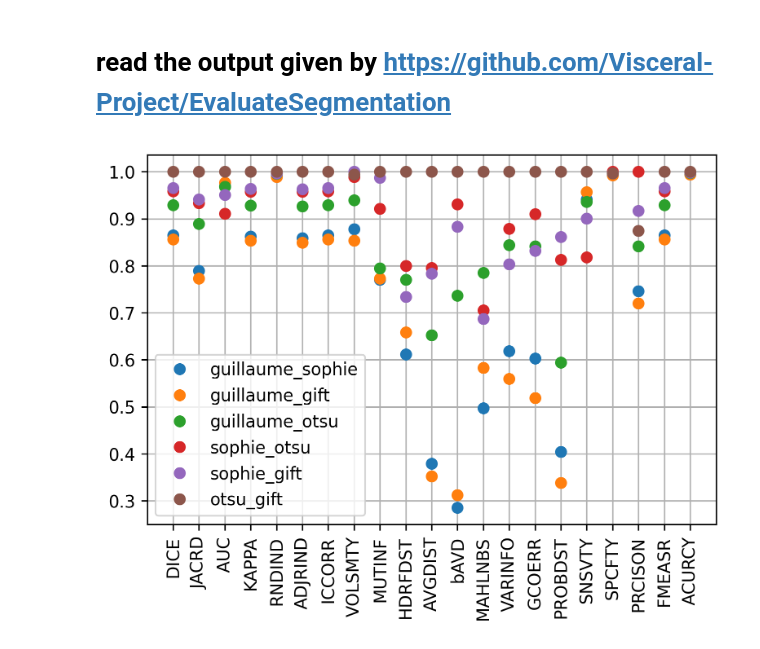
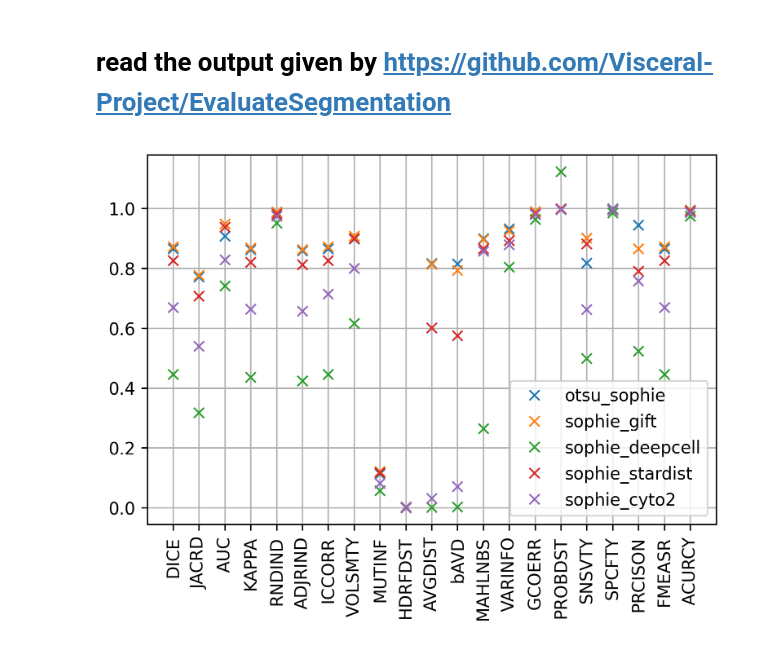
Before and after one commit to GuillaumeMougeot/nuclei_benchmark, a Jupyter notebook: notebooks/read_evaluate-segmentation_output.ipynb, the cells around one changed output. Saved outputs shown, nothing was run; the diff lists cells and outputs as text; code cells hidden in the pictures.

```diff
--- a/notebooks/read_evaluate-segmentation_output.ipynb
+++ b/notebooks/read_evaluate-segmentation_output.ipynb
@@ -6,8 +6,9 @@ import pandas as pd
 import numpy as np
 import matplotlib.pyplot as plt
 # %%
-path = '/home/gumougeot/all/data/3d_nucleus/all_manual/eval_metrics/'
-fnames = ['guillaume_sophie','guillaume_gift','guillaume_otsu','sophie_otsu', 'sophie_gift', 'otsu_gift']
+path = '/home/gumougeot/all/data/3d_nucleus/all_manual/eval_metrics/results/'
+# fnames = ['guillaume_sophie','guillaume_gift','guillaume_otsu','sophie_otsu', 'sophie_gift', 'otsu_gift']
+fnames = ['otsu_sophie', 'sophie_gift', 'sophie_deepcell', 'sophie_stardist', 'sophie_cyto2']
 path_in = [path + f + '.txt' for f in fnames]
 path_out = [path + f + '.csv' for f in fnames]
 kw = [
@@ -75,22 +76,25 @@ df_means = pd.DataFrame(means, index=fnames)
 df_means.to_csv(path+'means.csv')
 # %%
 # visualize
+
 data = np.array(df_means).transpose()
-data = data / np.max(data,axis=1,keepdims=True) # normalize similarity
+#del df_means['PROBDST']
+# data = data / np.max(data,axis=1,keepdims=True) # normalize similarity
 ds = 9 # distance index start
-data[ds:ds+7] = 1 - data[ds:ds+7] + np.min(data[ds:ds+7], axis=1, keepdims=True) # normalize distances
+# data[ds:ds+7] = 1 - data[ds:ds+7] + np.min(data[ds:ds+7], axis=1, keepdims=True) # normalize distances
+data[ds:ds+7] = np.exp(-data[ds:ds+7]) # normalize distances
 
 t = np.arange(len(data))
 dm = 21 # max display
 plt.figure(dpi=300)
-plt.plot(t[:dm], data[:dm], 'o')
+plt.plot(t[:dm], data[:dm], 'x')
 plt.xticks(t[:dm], labels=data_kw[:dm], rotation=90)
 plt.legend(fnames)
 plt.grid()
 plt.show()
 # np.arange()
 # %% [output]
-[figure, old version]
+[figure, new version]
 # %%
 # import seaborn as sns
 # plt.figure(dpi=300)
```
Also changed, not shown: 2 other files.
